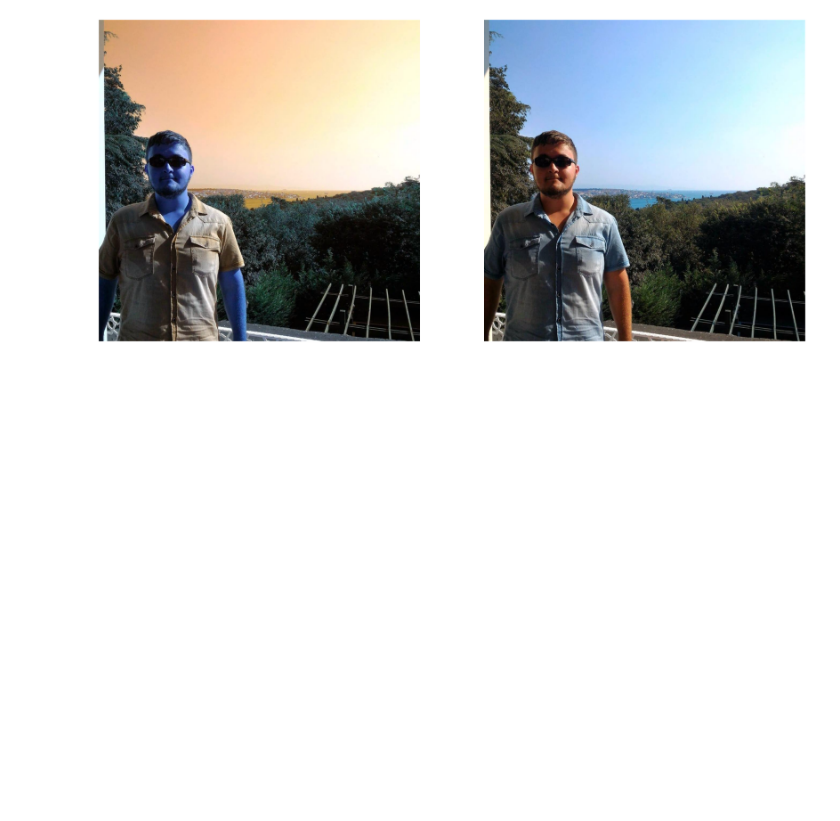
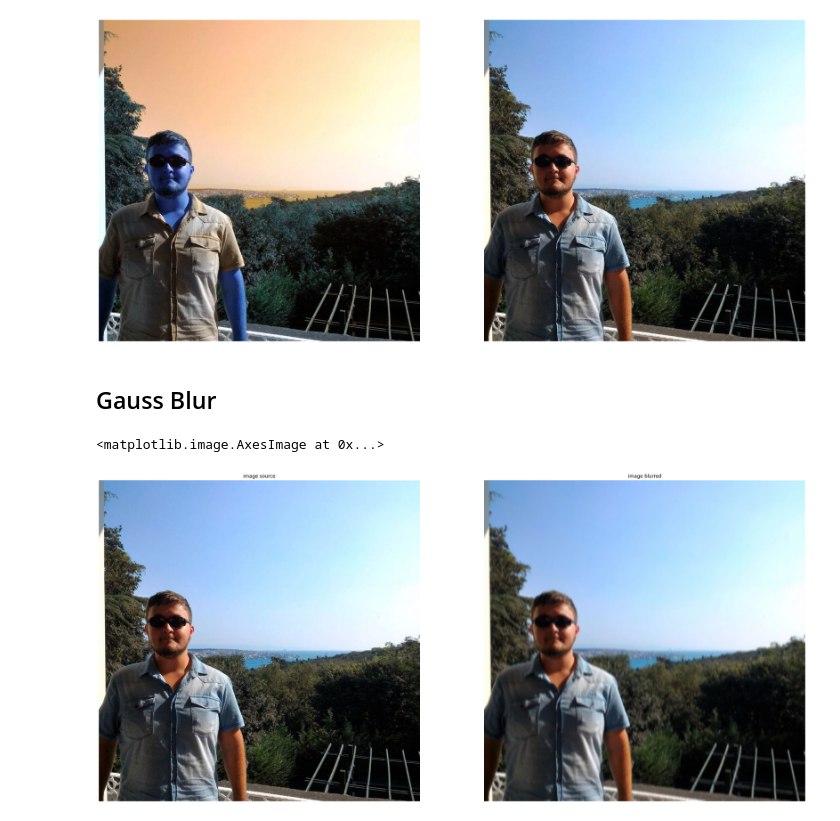
Before and after one commit to develooper1994/kornia_exercises, a Jupyter notebook: hello_world/hello_world.ipynb, the cells around one changed output. Drawn from its saved outputs; the diff is of its cells as text; code cells hidden in the pictures; blank space fills up the shorter version.

```diff
--- a/hello_world/hello_world.ipynb
+++ b/hello_world/hello_world.ipynb
@@ -37,3 +50,6 @@ x_bgr = kornia.image_to_tensor(img_bgr)  # 1xCxHxW
+# %%
+x_bgr = kornia.image_to_tensor(img_bgr, keepdim=False)  #BxCxHxW
+print(x_bgr.shape)
 # %% [markdown]
 bgr -> rgb renk dönüşümü
 # %%
@@ -58,3 +76,30 @@ axs[1].imshow(img_rgb)
 # %% [output]
 <matplotlib.image.AxesImage at 0x...>
 [figure]
+# %% [markdown]
+## Gauss Blur
+# %%
+x_bgr = kornia.image_to_tensor(img_bgr, keepdim=False)  # BxCxHxW
+data = kornia.bgr_to_rgb(x_bgr)
+# kernel
+# kernel_size (Tuple[int, int]): kernel size. -> (11, 11)
+# sigma (Tuple[float, float]): kernel standard deviation. -> (10.5, 10.5)
+gauss = kornia.filters.GaussianBlur2d((11, 11), (10.5, 10.5))  # kernel boyutu, gauss sigma katsayısı
+# process
+x_blur = gauss(data.float())
+img_blur = kornia.tensor_to_image(x_blur.byte())  # float -> byte. matplotlib can show image
+# %%
+fig, axs = plt.subplots(1, 2, figsize=(32, 16))
+axs = axs.ravel()
+
+
+axs[0].axis('off')
+axs[0].set_title('image source')
+axs[0].imshow(img_rgb)
+
+axs[1].axis('off')
+axs[1].set_title('image blurred')
+axs[1].imshow(img_blur)
+# %% [output]
+<matplotlib.image.AxesImage at 0x...>
+[figure, added]
```
Also changed, not shown: parts of 5 cells of this notebook.
